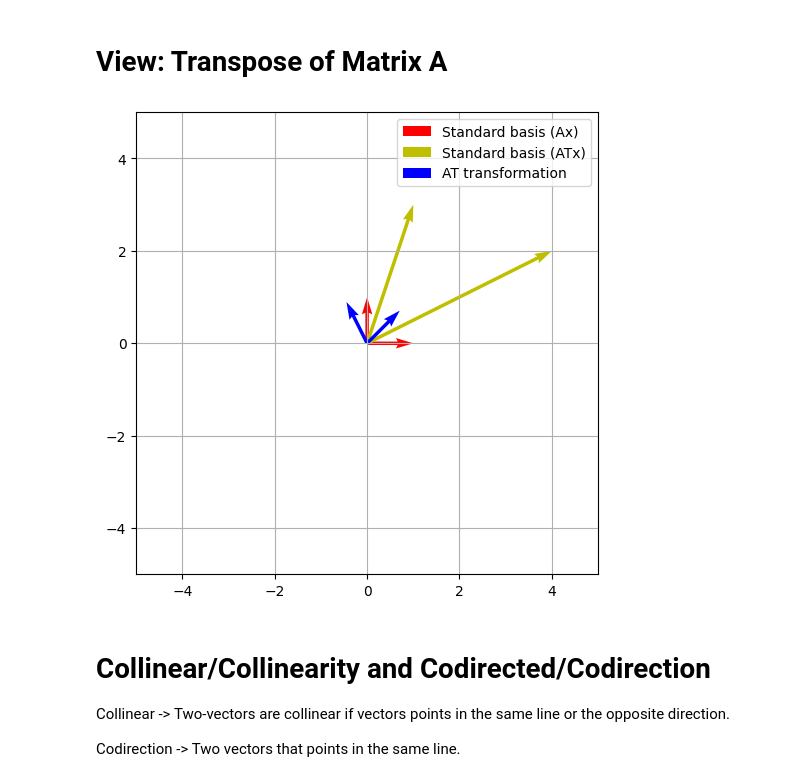
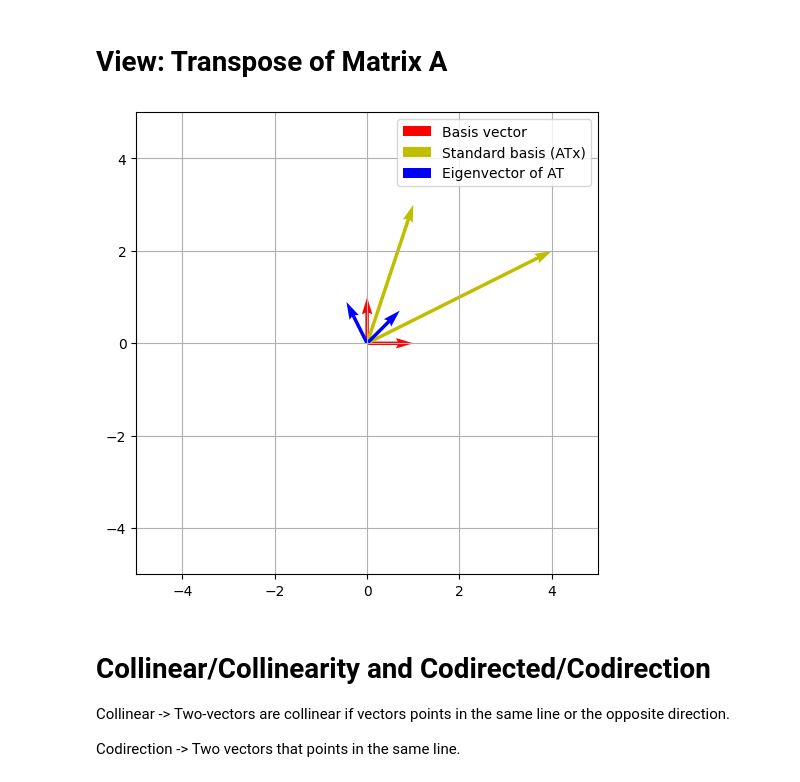
Before and after one commit to CoderAalok/Python_Libraries, a Jupyter notebook: Math for Machine Learning/Eigenvectors_Eigenvalues.ipynb, the cells around one changed output. Cells and saved outputs as stored; diff of their text form; code cells hidden in the pictures.

```diff
--- a/Math for Machine Learning/Eigenvectors_Eigenvalues.ipynb
+++ b/Math for Machine Learning/Eigenvectors_Eigenvalues.ipynb
@@ -126,19 +126,19 @@ plt.show()
 # %%
 fig,ax = plt.subplots(figsize=(8,6))
 
-ax.quiver(*origin, *x, color='r', angles="xy", scale_units='xy', scale=1, label='Standard basis (Ax)')
+ax.quiver(*origin, *x, color='r', angles="xy", scale_units='xy', scale=1, label='Basis vector')
 ax.quiver(*origin, *ATx, color='y', angles="xy", scale_units='xy', scale=1, label='Standard basis (ATx)')
-ax.quiver(*origin, *vec, color='b', angles="xy", scale_units='xy', scale=1, label='AT transformation')
+ax.quiver(*origin, *vec, color='b', angles="xy", scale_units='xy', scale=1, label='Eigenvector of AT ')
 
 ax.grid()
 ax.set_xlim(-5,5)
 ax.set_ylim(-5,5)
 ax.set_aspect('equal')
 ax.legend()
 
 plt.show()
 # %% [output]
-[figure, old version]
+[figure, new version]
 # %% [markdown]
 # Collinear/Collinearity and Codirected/Codirection
 Collinear -> Two-vectors are collinear if vectors points in the same line or the opposite direction.
```
Also changed, not shown: parts of 10 cells of this notebook.
